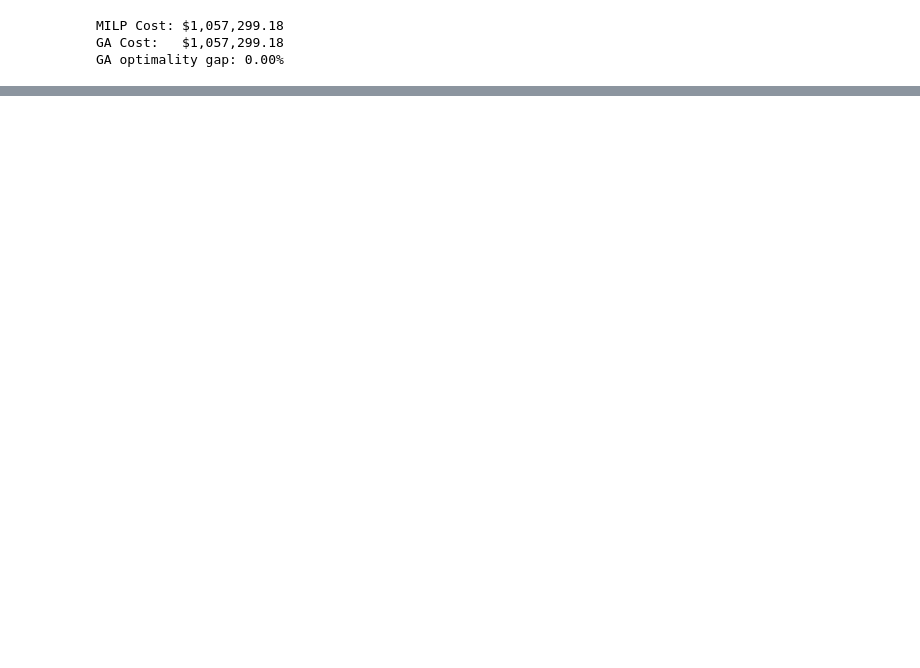
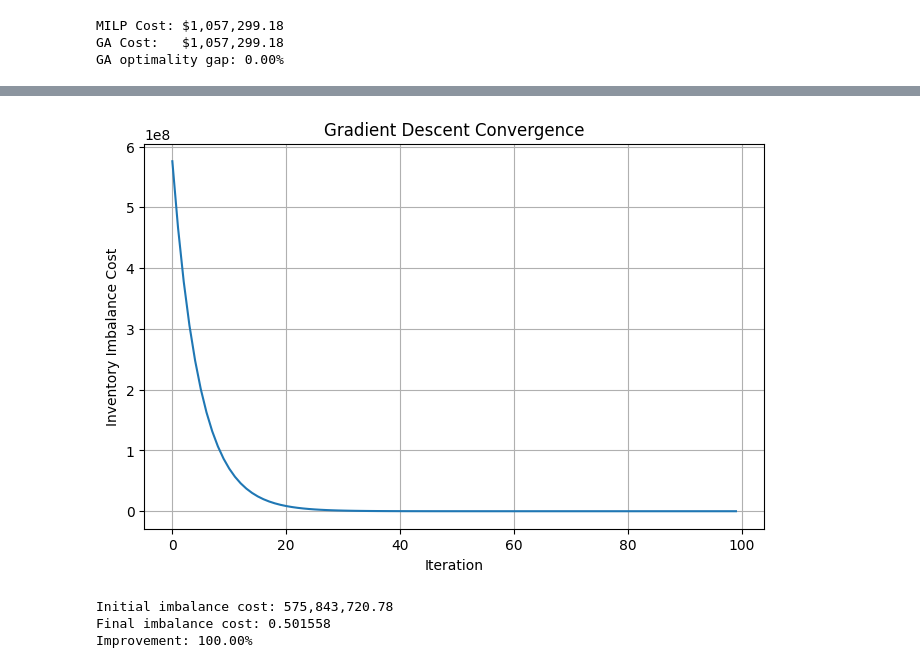
Before and after one commit to Ansarss/Ai_learning_experiments, a Jupyter notebook: Optimization_Techniques_Exercise_.ipynb, the cells around one changed output, grey strips where cells are left out. Drawn from its saved outputs; the diff is of its cells as text; code cells hidden in the pictures; blank space fills up the shorter version.

```diff
--- a/Optimization_Techniques_Exercise_.ipynb
+++ b/Optimization_Techniques_Exercise_.ipynb
@@ -1878,0 +1919,4 @@ plt.show()
+# %%
+target_inventory = served_demand.values * 1.10
+
+target_inventory
@@ -1878,0 +1943,23 @@ plt.show()
+# %%
+def inventory_cost(inventory, target):
+    return np.sum((inventory - target) ** 2)
+# %%
+learning_rate = 0.05
+iterations = 100
+
+gd_cost_history = []
+
+for iteration in range(iterations):
+
+    # Gradient of sum((inventory - target)^2)
+    gradient = 2 * (inventory - target_inventory)
+
+    # Gradient descent update
+    inventory = inventory - learning_rate * gradient
+
+    cost = inventory_cost(
+        inventory,
+        target_inventory
+    )
+
+    gd_cost_history.append(cost)
@@ -1878,0 +1983,34 @@ plt.show()
+# %%
+plt.figure(figsize=(8, 5))
+
+plt.plot(
+    range(iterations),
+    gd_cost_history
+)
+
+plt.xlabel("Iteration")
+plt.ylabel("Inventory Imbalance Cost")
+plt.title("Gradient Descent Convergence")
+
+plt.grid(True)
+plt.show()
+# %% [output]
+[figure, added]
+# %%
+initial_cost = gd_cost_history[0]
+final_cost = gd_cost_history[-1]
+
+print(f"Initial imbalance cost: {initial_cost:,.2f}")
+print(f"Final imbalance cost: {final_cost:,.6f}")
+
+improvement_pct = (
+    (initial_cost - final_cost)
+    / initial_cost
+    * 100
+)
+
+print(f"Improvement: {improvement_pct:.2f}%")
+# %% [output]
+Initial imbalance cost: 575,843,720.78
+Final imbalance cost: 0.501558
+Improvement: 100.00%
```
Also changed, not shown: parts of 27 cells of this notebook.
